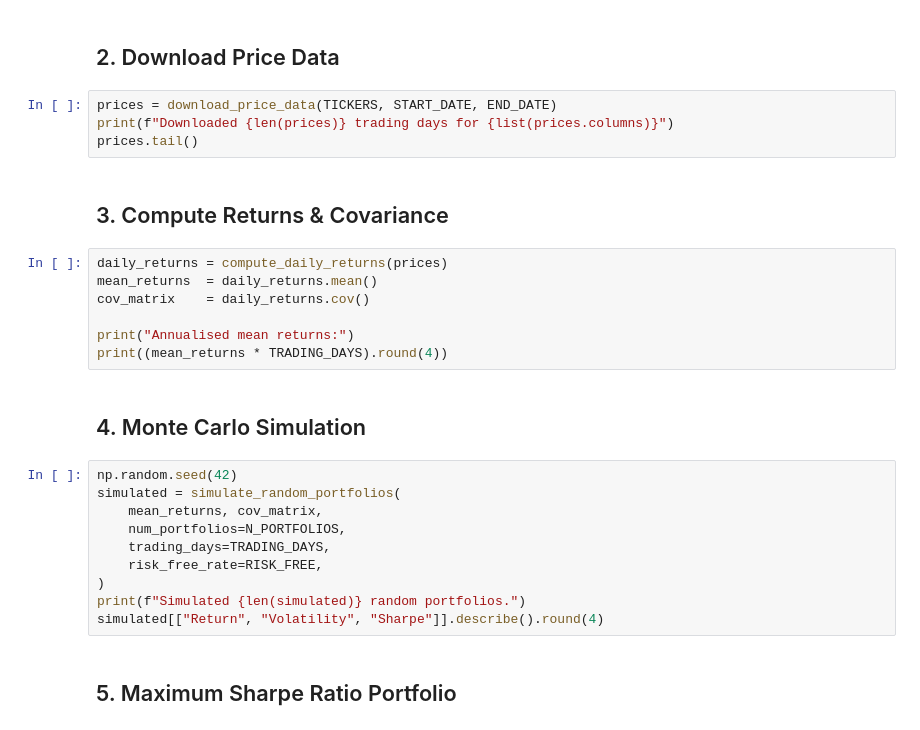
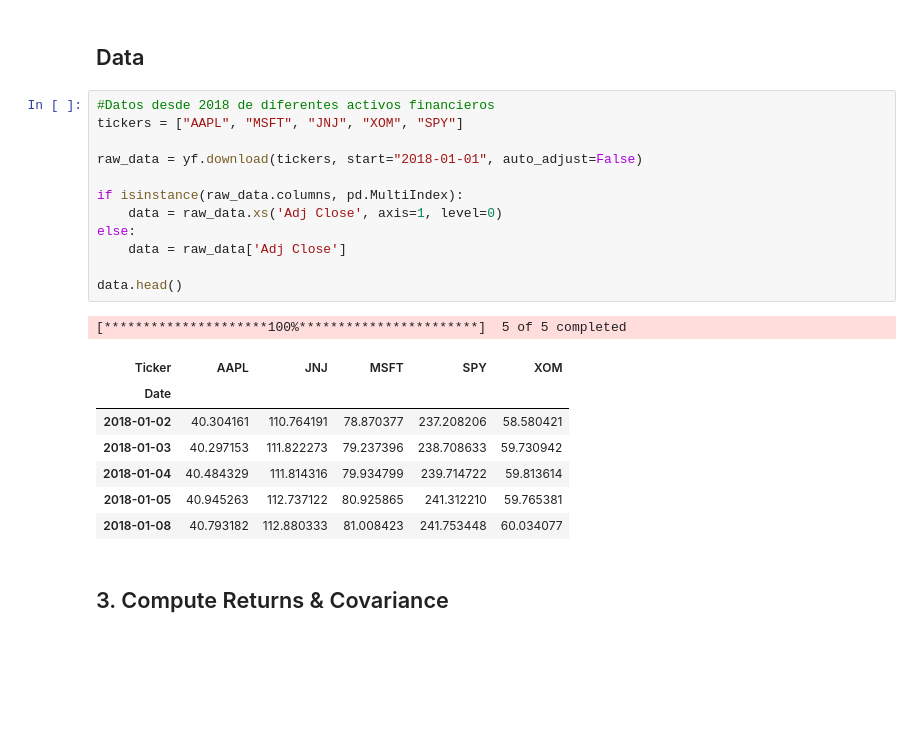
Before and after one commit to paolosalazarp/PortafolioOptimization, a Jupyter notebook: notebook/portfolio_analysis.ipynb, the cells around one changed output. Cells and saved outputs as stored; diff of their text form; blank space fills up the shorter version.

```diff
--- a/notebook/portfolio_analysis.ipynb
+++ b/notebook/portfolio_analysis.ipynb
@@ -43,29 +11,25 @@ N_FRONTIER   = 100          # points on the efficient frontier
 # %% [markdown]
-## 2. Download Price Data
+## Data
-# %%
-prices = download_price_data(TICKERS, START_DATE, END_DATE)
-print(f"Downloaded {len(prices)} trading days for {list(prices.columns)}")
-prices.tail()
+# %%
+#Datos desde 2018 de diferentes activos financieros
+tickers = ["AAPL", "MSFT", "JNJ", "XOM", "SPY"]
+
+raw_data = yf.download(tickers, start="2018-01-01", auto_adjust=False)
+
+if isinstance(raw_data.columns, pd.MultiIndex):
+    data = raw_data.xs('Adj Close', axis=1, level=0)
+else:
+    data = raw_data['Adj Close']
+
+data.head()
+# %% [output]
+[*********************100%***********************]  5 of 5 completed
+| Ticker | AAPL | JNJ | MSFT | SPY | XOM |
+| Date |  |  |  |  |  |
+| 2018-01-02 | 40.304161 | 110.764191 | 78.870377 | 237.208206 | 58.580421 |
+| 2018-01-03 | 40.297153 | 111.822273 | 79.237396 | 238.708633 | 59.730942 |
+| 2018-01-04 | 40.484329 | 111.814316 | 79.934799 | 239.714722 | 59.813614 |
+| 2018-01-05 | 40.945263 | 112.737122 | 80.925865 | 241.312210 | 59.765381 |
+| 2018-01-08 | 40.793182 | 112.880333 | 81.008423 | 241.753448 | 60.034077 |
 # %% [markdown]
 ## 3. Compute Returns & Covariance
-# %%
-daily_returns = compute_daily_returns(prices)
-mean_returns  = daily_returns.mean()
-cov_matrix    = daily_returns.cov()
-
-print("Annualised mean returns:")
-print((mean_returns * TRADING_DAYS).round(4))
-# %% [markdown]
-## 4. Monte Carlo Simulation
-# %%
-np.random.seed(42)
-simulated = simulate_random_portfolios(
-    mean_returns, cov_matrix,
-    num_portfolios=N_PORTFOLIOS,
-    trading_days=TRADING_DAYS,
-    risk_free_rate=RISK_FREE,
-)
-print(f"Simulated {len(simulated)} random portfolios.")
-simulated[["Return", "Volatility", "Sharpe"]].describe().round(4)
-# %% [markdown]
-## 5. Maximum Sharpe Ratio Portfolio
```
Also changed, not shown: parts of 49 cells of this notebook.
